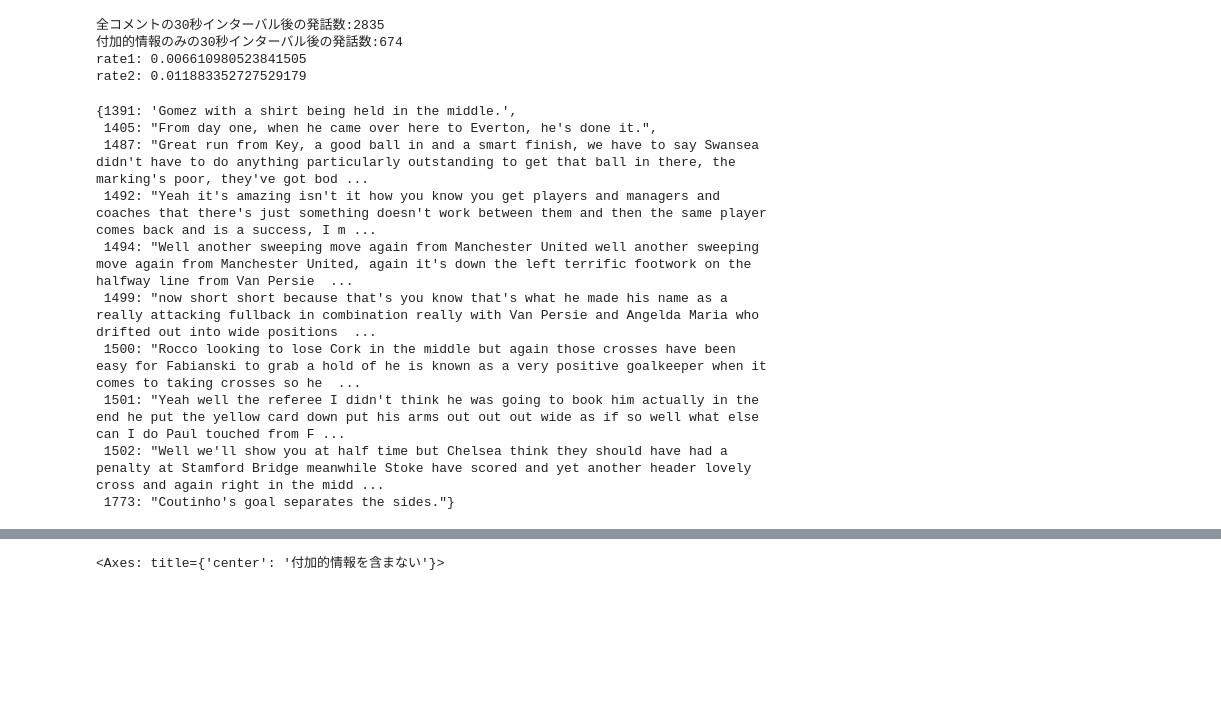
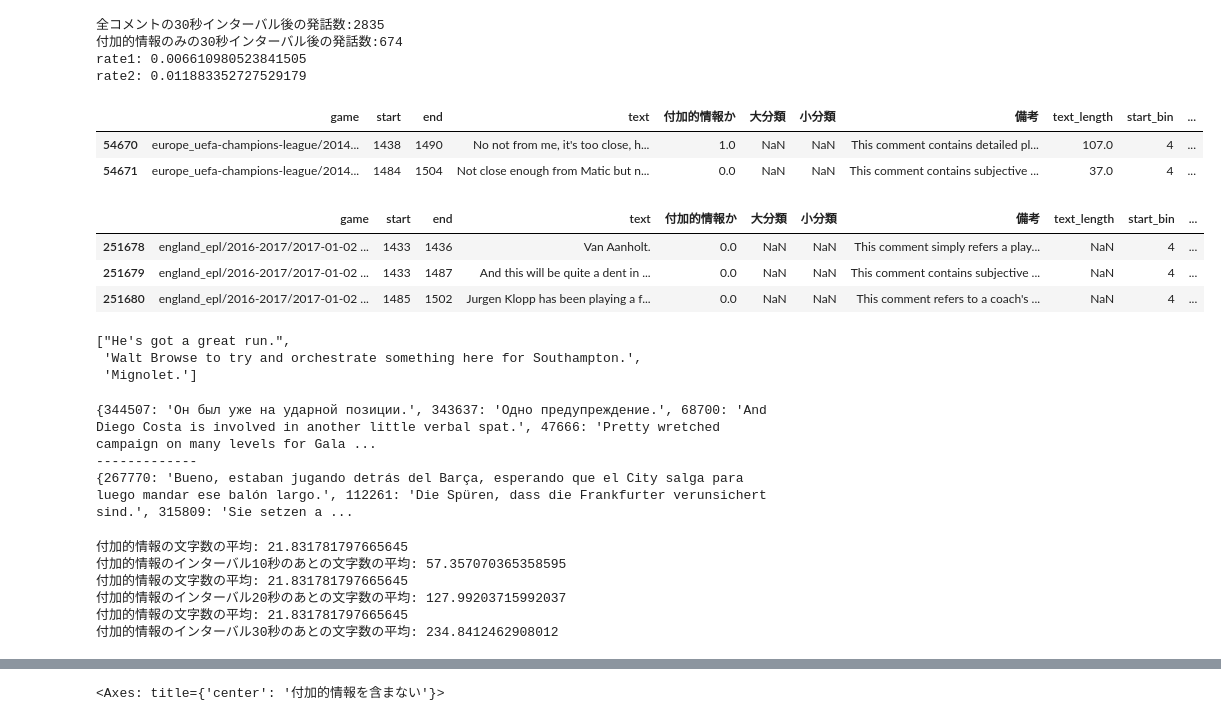
Before and after one commit to zaemon1251-hesty/soccer-bg-script, a Jupyter notebook: notebook/data_analysis.ipynb, the cells around one changed output, grey strips where cells are left out. Drawn from its saved outputs; the diff is of its cells as text; code cells hidden in the pictures; blank space fills up the shorter version.

```diff
--- a/notebook/data_analysis.ipynb
+++ b/notebook/data_analysis.ipynb
@@ -409,17 +420,50 @@ print("rate1: {}\nrate2: {}".format(rate1, rate2))
 付加的情報のみの30秒インターバル後の発話数:674
 rate1: 0.006610980523841505
 rate2: 0.011883352727529179
-# %%
-# 内容の違いを確認
-all_game_df[all_game_df["interval_over_30"]]["text"].head(10).to_dict()
-# %% [output]
-{1391: 'Gomez with a shirt being held in the middle.',
- 1405: "From day one, when he came over here to Everton, he's done it.",
- 1487: "Great run from Key, a good ball in and a smart finish, we have to say Swansea didn't have to do anything particularly outstanding to get that ball in there, the marking's poor, they've got bod ...
- 1492: "Yeah it's amazing isn't it how you know you get players and managers and coaches that there's just something doesn't work between them and then the same player comes back and is a success, I m ...
- 1494: "Well another sweeping move again from Manchester United well another sweeping move again from Manchester United, again it's down the left terrific footwork on the halfway line from Van Persie  ...
- 1499: "now short short because that's you know that's what he made his name as a really attacking fullback in combination really with Van Persie and Angelda Maria who drifted out into wide positions  ...
- 1500: "Rocco looking to lose Cork in the middle but again those crosses have been easy for Fabianski to grab a hold of he is known as a very positive goalkeeper when it comes to taking crosses so he  ...
- 1501: "Yeah well the referee I didn't think he was going to book him actually in the end he put the yellow card down put his arms out out out wide as if so well what else can I do Paul touched from F ...
- 1502: "Well we'll show you at half time but Chelsea think they should have had a penalty at Stamford Bridge meanwhile Stoke have scored and yet another header lovely cross and again right in the midd ...
- 1773: "Coutinho's goal separates the sides."}
+# %%
+all_game_df.iloc[[54670, 54671]]
+# %% [output]
+|  | game | start | end | text | 付加的情報か | 大分類 | 小分類 | 備考 | text_length | start_bin | ... |
+| 54670 | europe_uefa-champions-league/2014... | 1438 | 1490 | No not from me, it's too close, h... | 1.0 | NaN | NaN | This comment contains detailed pl... | 107.0 | 4 | ... |
+| 54671 | europe_uefa-champions-league/2014... | 1484 | 1504 | Not close enough from Matic but n... | 0.0 | NaN | NaN | This comment contains subjective ... | 37.0 | 4 | ... |
+# %%
+all_game_df.iloc[[251678, 251679, 251680]]
+# %% [output]
+|  | game | start | end | text | 付加的情報か | 大分類 | 小分類 | 備考 | text_length | start_bin | ... |
+| 251678 | england_epl/2016-2017/2017-01-02 ... | 1433 | 1436 | Van Aanholt. | 0.0 | NaN | NaN | This comment simply refers a play... | NaN | 4 | ... |
+| 251679 | england_epl/2016-2017/2017-01-02 ... | 1433 | 1487 | And this will be quite a dent in ... | 0.0 | NaN | NaN | This comment contains subjective ... | NaN | 4 | ... |
+| 251680 | england_epl/2016-2017/2017-01-02 ... | 1485 | 1502 | Jurgen Klopp has been playing a f... | 0.0 | NaN | NaN | This comment refers to a coach's ... | NaN | 4 | ... |
+# %%
+all_game_df.iloc[[1932, 1933, 1934]]["text"].tolist()
+# %% [output]
+["He's got a great run.",
+ 'Walt Browse to try and orchestrate something here for Southampton.',
+ 'Mignolet.']
+# %%
+# 内容の違いを確認
+print(all_game_df["text"].sample(20).to_dict())
+print("-------------")
+print(all_game_df[all_game_df["interval_over_30"] == 1]["text"].sample(20).to_dict())
+# 例：The Belgian international who was injured here in Basel, made it back for the UEFA Europa League final which Liverpool lost to Sevilla.
+# %% [output]
+{344507: 'Он был уже на ударной позиции.', 343637: 'Одно предупреждение.', 68700: 'And Diego Costa is involved in another little verbal spat.', 47666: 'Pretty wretched campaign on many levels for Gala ...
+-------------
+{267770: 'Bueno, estaban jugando detrás del Barça, esperando que el City salga para luego mandar ese balón largo.', 112261: 'Die Spüren, dass die Frankfurter verunsichert sind.', 315809: 'Sie setzen a ...
+# %%
+# 付加的情報のうち、長いインターバルのあとの発話の文字数と、そうではない場合の発話の文字数の平均を比較
+for interval_length in [10, 20, 30]:
+    all_game_df["text_length"] = all_game_df["text"].apply(lambda x: len(x.split()))
+    text_length_normal_interval = all_game_df[all_game_df[binary_category_name] == 1]["text_length"].mean()
+    text_length_long_interval = all_game_df[
+        (all_game_df[binary_category_name] == 1)
+        & (all_game_df[f"interval_over_{interval_length}"] == 1)]["text_length"].mean()
+    print(
+        f"付加的情報の文字数の平均: {text_length_normal_interval}\n付加的情報のインターバル{interval_length}秒のあとの文字数の平均: {text_length_long_interval}"
+    )
+# %% [output]
+付加的情報の文字数の平均: 21.831781797665645
+付加的情報のインターバル10秒のあとの文字数の平均: 57.357070365358595
+付加的情報の文字数の平均: 21.831781797665645
+付加的情報のインターバル20秒のあとの文字数の平均: 127.99203715992037
+付加的情報の文字数の平均: 21.831781797665645
+付加的情報のインターバル30秒のあとの文字数の平均: 234.8412462908012
```
Also changed, not shown: parts of 22 cells of this notebook, 7 other files.
